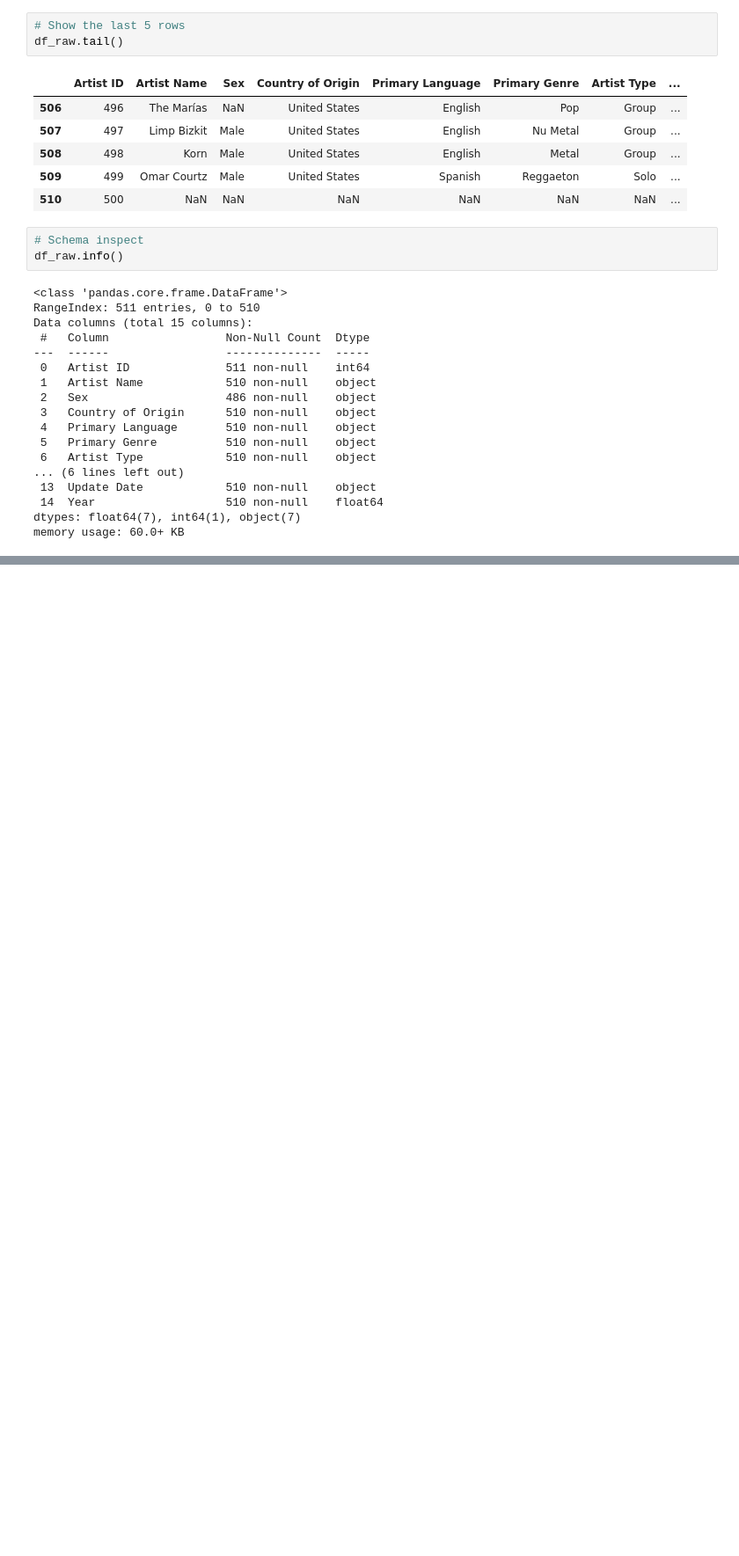
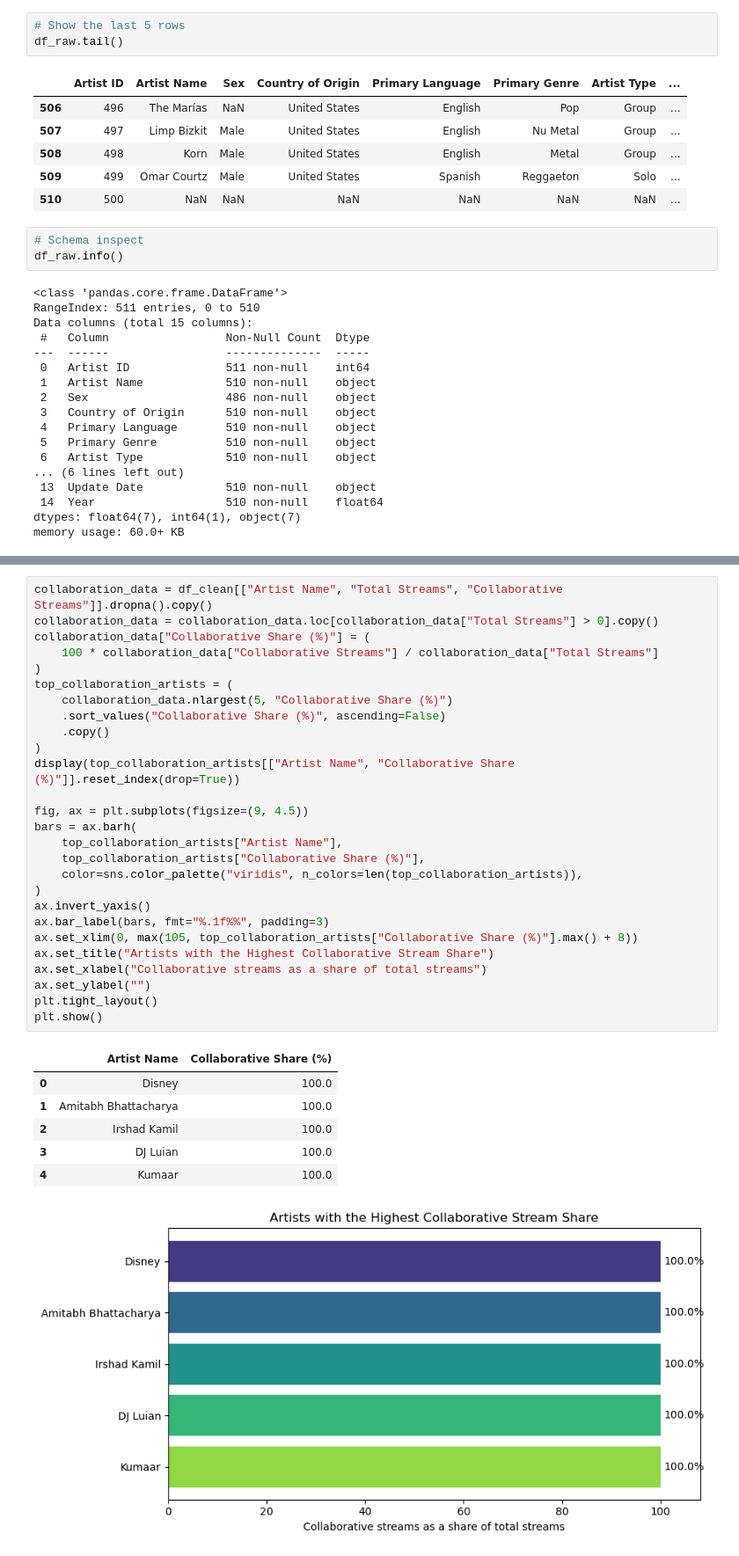
Before and after one commit to raslmm/pds-music-analysis, a Jupyter notebook: notebooks/Group07_PDS_2627.ipynb, the cells around one changed output, grey strips where cells are left out. Shown at 88% size. Cells and saved outputs as stored; diff of their text form; blank space fills up the shorter version.

```diff
--- a/notebooks/Group07_PDS_2627.ipynb
+++ b/notebooks/Group07_PDS_2627.ipynb
@@ -157,0 +385,35 @@ Total Exact Duplicate Rows: 10
+# %%
+collaboration_data = df_clean[["Artist Name", "Total Streams", "Collaborative Streams"]].dropna().copy()
+collaboration_data = collaboration_data.loc[collaboration_data["Total Streams"] > 0].copy()
+collaboration_data["Collaborative Share (%)"] = (
+    100 * collaboration_data["Collaborative Streams"] / collaboration_data["Total Streams"]
+)
+top_collaboration_artists = (
+    collaboration_data.nlargest(5, "Collaborative Share (%)")
+    .sort_values("Collaborative Share (%)", ascending=False)
+    .copy()
+)
+display(top_collaboration_artists[["Artist Name", "Collaborative Share (%)"]].reset_index(drop=True))
+
+fig, ax = plt.subplots(figsize=(9, 4.5))
+bars = ax.barh(
+    top_collaboration_artists["Artist Name"],
+    top_collaboration_artists["Collaborative Share (%)"],
+    color=sns.color_palette("viridis", n_colors=len(top_collaboration_artists)),
+)
+ax.invert_yaxis()
+ax.bar_label(bars, fmt="%.1f%%", padding=3)
+ax.set_xlim(0, max(105, top_collaboration_artists["Collaborative Share (%)"].max() + 8))
+ax.set_title("Artists with the Highest Collaborative Stream Share")
+ax.set_xlabel("Collaborative streams as a share of total streams")
+ax.set_ylabel("")
+plt.tight_layout()
+plt.show()
+# %% [output]
+|  | Artist Name | Collaborative Share (%) |
+| 0 | Disney | 100.0 |
+| 1 | Amitabh Bhattacharya | 100.0 |
+| 2 | Irshad Kamil | 100.0 |
+| 3 | DJ Luian | 100.0 |
+| 4 | Kumaar | 100.0 |
+[figure, added]
```
Also changed, not shown: parts of 25 cells of this notebook.
